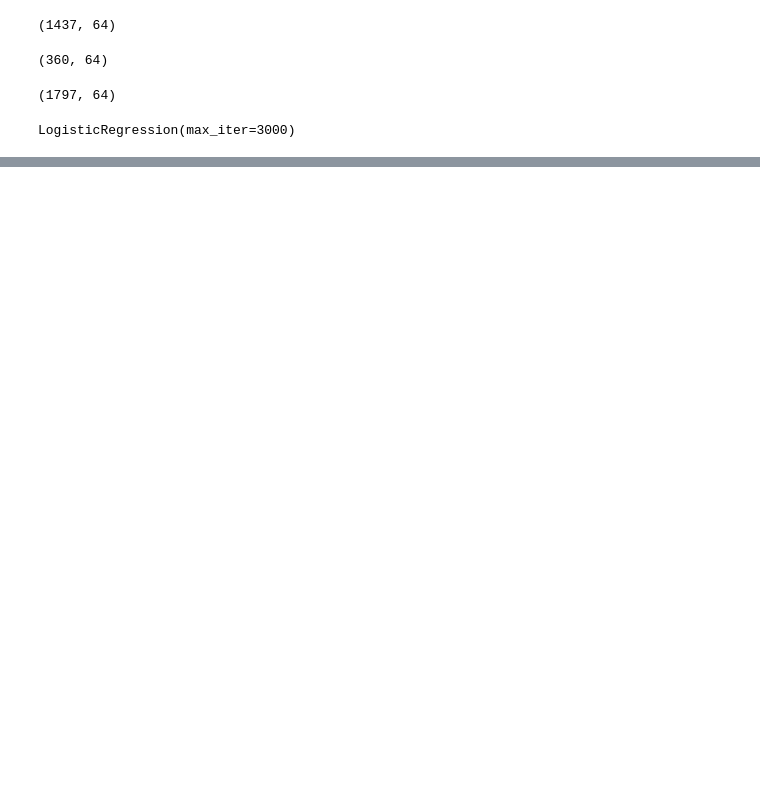
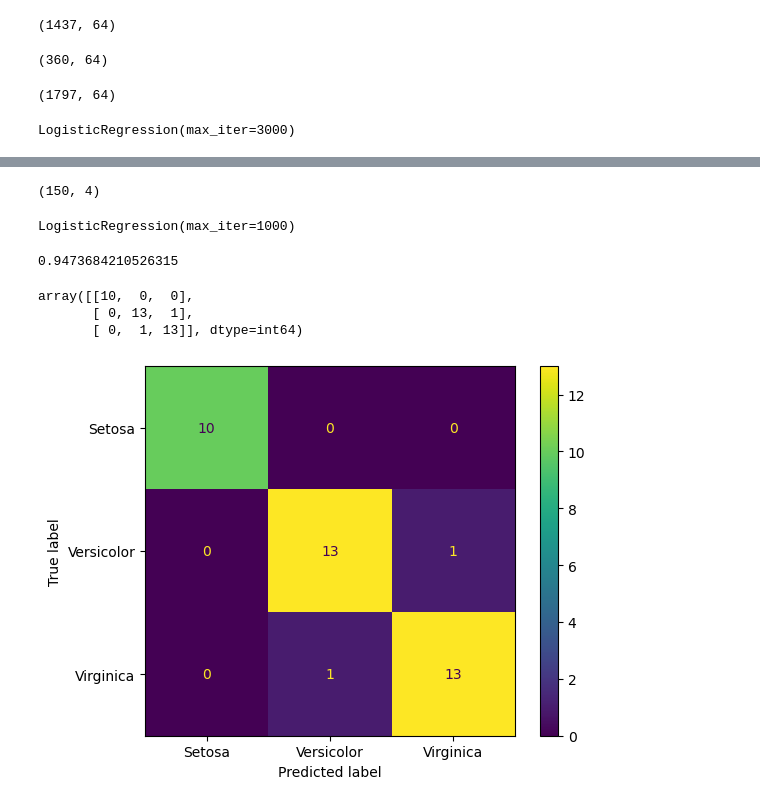
Before and after one commit to Harsh26/Machine-Learning, a Jupyter notebook: ML/Week 2/Logistic Regression with Sklearn (Multi-class Classification).ipynb, the cells around one changed output, grey strips where cells are left out. Saved outputs shown, nothing was run; the diff lists cells and outputs as text; code cells hidden in the pictures; blank space fills up the shorter version.

```diff
--- a/ML/Week 2/Logistic Regression with Sklearn (Multi-class Classification).ipynb
+++ b/ML/Week 2/Logistic Regression with Sklearn (Multi-class Classification).ipynb
@@ -120,0 +224,2 @@ model.score(Xtest, ytest)
+# %%
+Xtrain, Xtest, ytrain, ytest = train_test_split(iris['data'], iris['target'])
@@ -120,0 +234,29 @@ model.score(Xtest, ytest)
+# %%
+iris['data'].shape
+# %% [output]
+(150, 4)
+# %%
+model = LogisticRegression(max_iter=1000)
+model.fit(Xtrain, ytrain)
+# %% [output]
+LogisticRegression(max_iter=1000)
+# %%
+model.score(Xtest, ytest)
+# %% [output]
+0.9473684210526315
+# %%
+ypredicted = model.predict(Xtest)
+# %%
+cm = confusion_matrix(ytest, ypredicted)
+cm
+# %% [output]
+array([[10,  0,  0],
+       [ 0, 13,  1],
+       [ 0,  1, 13]], dtype=int64)
+# %%
+cm_display = ConfusionMatrixDisplay(confusion_matrix = cm, display_labels = ['Setosa', 'Versicolor', 'Virginica'])
+
+cm_display.plot()
+plt.show()
+# %% [output]
+[figure, added]
```
Also changed, not shown: parts of 17 cells of this notebook, 12 other files.
